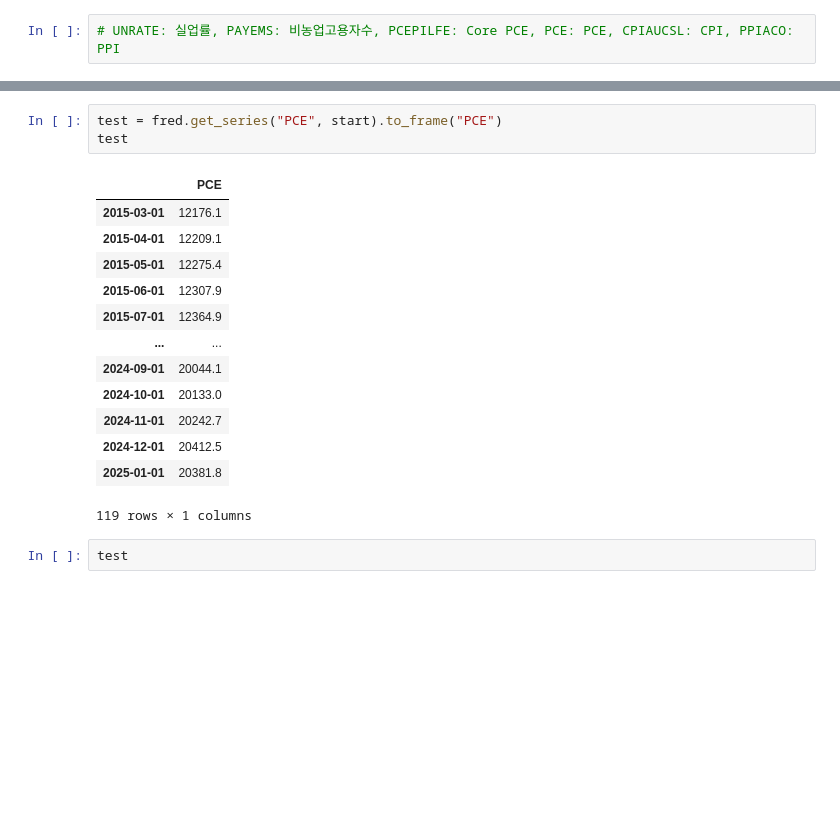
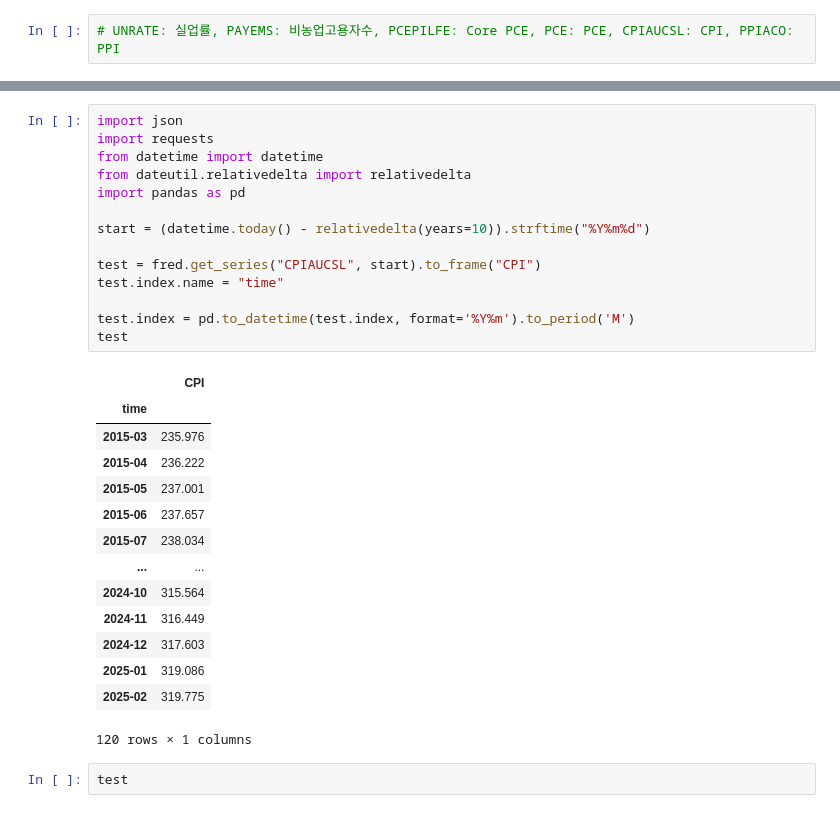
Before and after one commit to kookmin-sw/capstone-2025-41, a Jupyter notebook: JupyterNotebook/거시 경제 데이터 수집.ipynb, the cells around one changed output, grey strips where cells are left out. Drawn from its saved outputs; the diff is of its cells as text; blank space fills up the shorter version.

```diff
--- a/JupyterNotebook/거시 경제 데이터 수집.ipynb
+++ b/JupyterNotebook/거시 경제 데이터 수집.ipynb
@@ -230,20 +296,32 @@ Dow_Jones = fred.get_series('DJIA', start).to_frame("Dow Jones")  # 다우 존
 # %%
-test = fred.get_series("PCE", start).to_frame("PCE")
+import json
+import requests
+from datetime import datetime
+from dateutil.relativedelta import relativedelta
+import pandas as pd
+
+start = (datetime.today() - relativedelta(years=10)).strftime("%Y%m%d")
+
+test = fred.get_series("CPIAUCSL", start).to_frame("CPI")
+test.index.name = "time"
+
+test.index = pd.to_datetime(test.index, format='%Y%m').to_period('M')
 test
 # %% [output]
-|  | PCE |
-| 2015-03-01 | 12176.1 |
-| 2015-04-01 | 12209.1 |
-| 2015-05-01 | 12275.4 |
-| 2015-06-01 | 12307.9 |
-| 2015-07-01 | 12364.9 |
+|  | CPI |
+| time |  |
+| 2015-03 | 235.976 |
+| 2015-04 | 236.222 |
+| 2015-05 | 237.001 |
+| 2015-06 | 237.657 |
+| 2015-07 | 238.034 |
 | ... | ... |
-| 2024-09-01 | 20044.1 |
-| 2024-10-01 | 20133.0 |
-| 2024-11-01 | 20242.7 |
-| 2024-12-01 | 20412.5 |
-| 2025-01-01 | 20381.8 |
+| 2024-10 | 315.564 |
+| 2024-11 | 316.449 |
+| 2024-12 | 317.603 |
+| 2025-01 | 319.086 |
+| 2025-02 | 319.775 |
-119 rows × 1 columns
+120 rows × 1 columns
 # %%
 test
 # %% [output]
```
Also changed, not shown: parts of 7 cells of this notebook, 6 other files.
